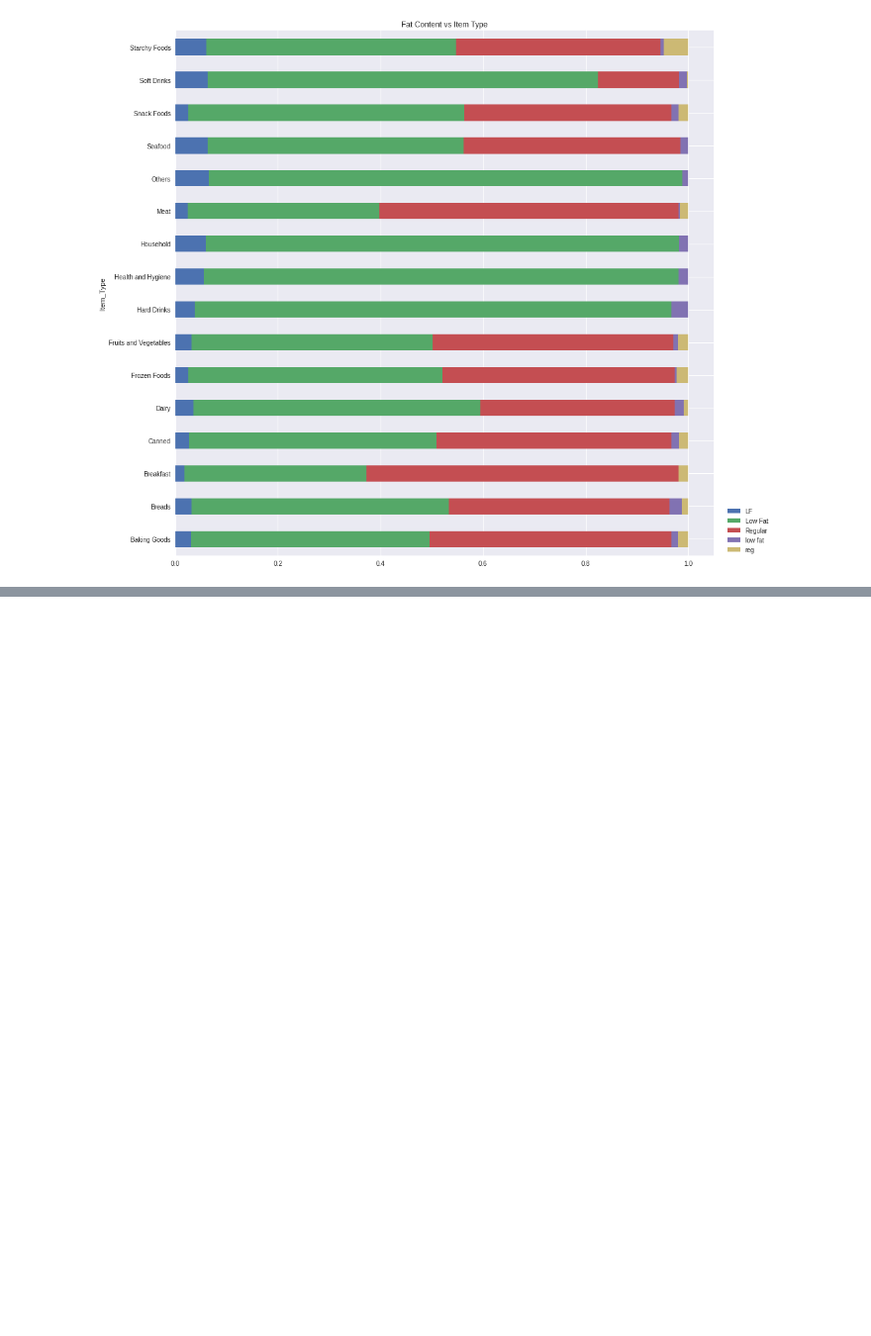
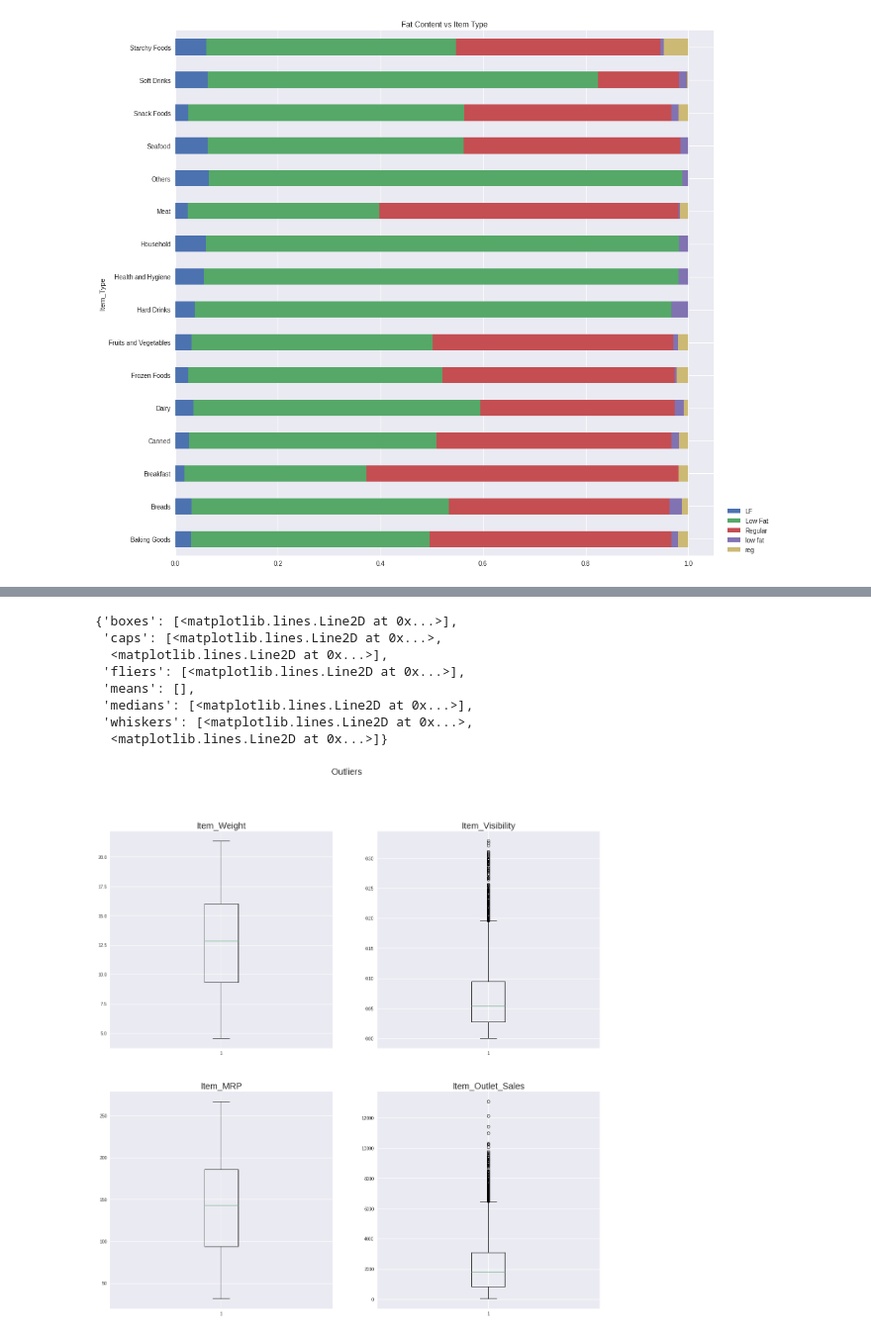
Before and after one commit to felipeaninir/sales-predictions, a Jupyter notebook: data_vis.ipynb, the cells around one changed output, grey strips where cells are left out. Shown at 99% size. Saved outputs shown, nothing was run; the diff lists cells and outputs as text; code cells hidden in the pictures; blank space fills up the shorter version.

```diff
--- a/data_vis.ipynb
+++ b/data_vis.ipynb
@@ -66,0 +163,25 @@ plt.legend(loc=(1.02,0))
+# %%
+plt.rcParams["figure.figsize"] = (20, 20)
+fig, axes = plt.subplots(2, 2)
+fig.suptitle('Outliers', fontsize=20)
+
+axes[0,0].set_title('Item_Weight', fontsize=20)
+axes[0,1].set_title('Item_Visibility', fontsize=20)
+axes[1,0].set_title('Item_MRP', fontsize=20)
+axes[1,1].set_title('Item_Outlet_Sales', fontsize=20)
+
+
+axes[0,0].boxplot('Item_Weight',data=df)
+axes[0,1].boxplot('Item_Visibility',data=df)
+axes[1,0].boxplot('Item_MRP',data=df)
+axes[1,1].boxplot('Item_Outlet_Sales',data=df)
+# %% [output]
+{'boxes': [<matplotlib.lines.Line2D at 0x...>],
+ 'caps': [<matplotlib.lines.Line2D at 0x...>,
+  <matplotlib.lines.Line2D at 0x...>],
+ 'fliers': [<matplotlib.lines.Line2D at 0x...>],
+ 'means': [],
+ 'medians': [<matplotlib.lines.Line2D at 0x...>],
+ 'whiskers': [<matplotlib.lines.Line2D at 0x...>,
+  <matplotlib.lines.Line2D at 0x...>]}
+[figure, added]
```
Also changed, not shown: parts of 8 cells of this notebook.
